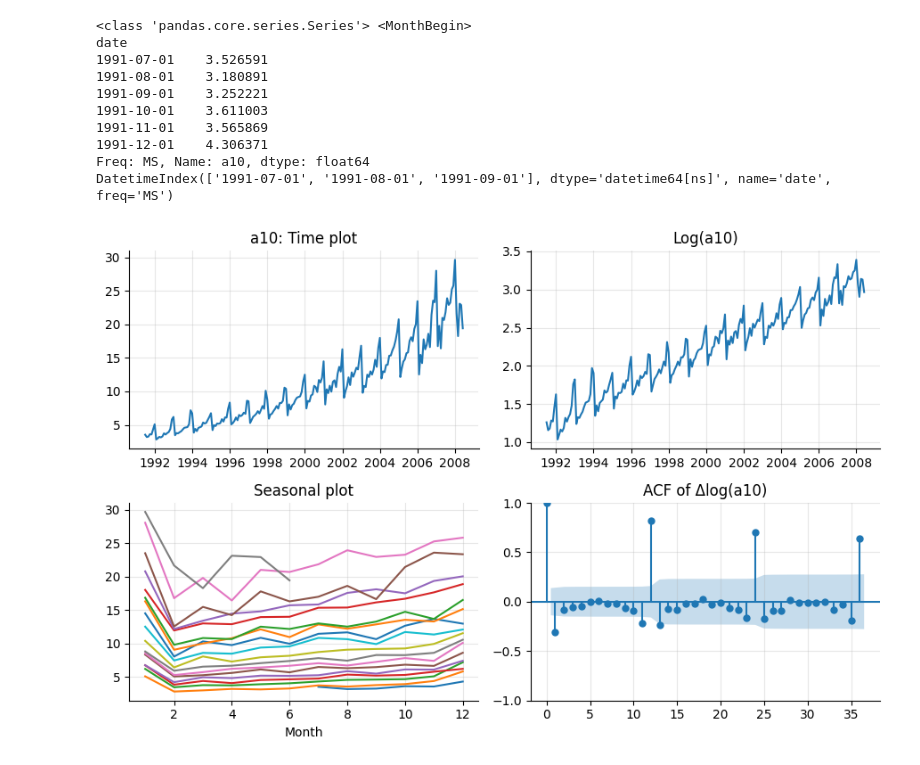
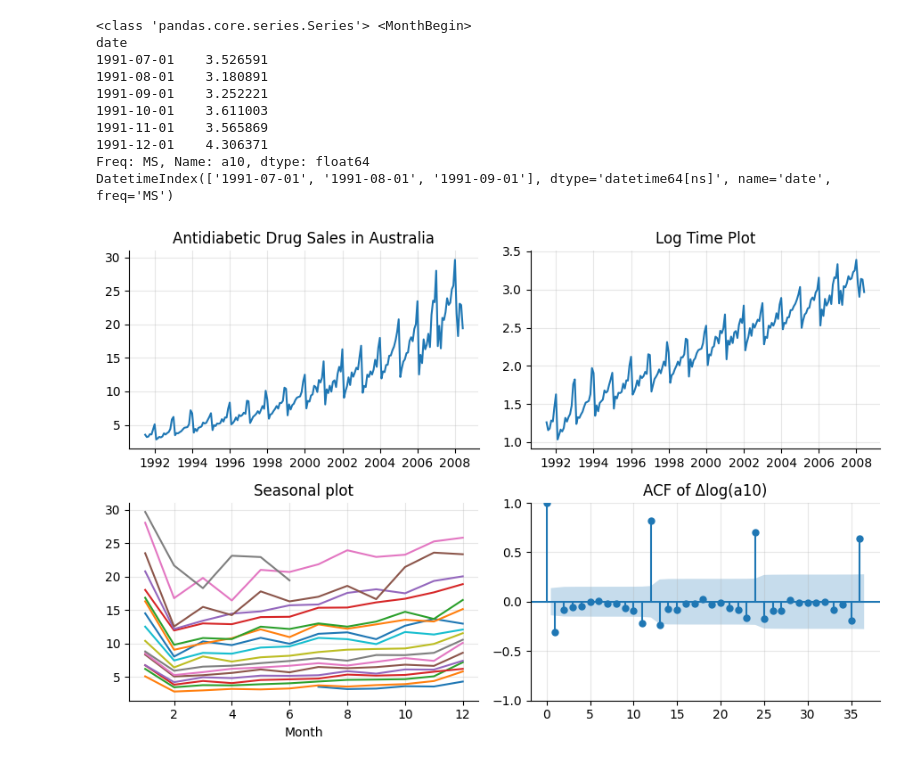
Before and after one commit to Ibukun-ola/Time_Series_Analysis, a Jupyter notebook: notebooks/lab01_introduction_to_time_series_data.ipynb, the cells around one changed output. Drawn from its saved outputs; the diff is of its cells as text; code cells hidden in the pictures.

```diff
--- a/notebooks/lab01_introduction_to_time_series_data.ipynb
+++ b/notebooks/lab01_introduction_to_time_series_data.ipynb
@@ -144,31 +172,31 @@ DatetimeIndex(['1991-07-01', '1991-08-01', '1991-09-01'], dtype='datetime64[ns]'
 # %%
 fig, axes = plt.subplots(2, 2, figsize=(9, 6))
 
 # Time plot
 axes[0,0].plot(a10.index, a10.values)
-axes[0,0].set_title("a10: Time plot")
+axes[0,0].set_title("Antidiabetic Drug Sales in Australia")
 
 # Log time plot
 log_a10 = np.log(a10)
 axes[0,1].plot(log_a10.index, log_a10.values)
-axes[0,1].set_title("Log(a10)")
+axes[0,1].set_title("Log Time Plot")
 
 # Seasonal plot (by month, one line per year)
 df = a10.to_frame("value")
 df["year"] = df.index.year
 df["month"] = df.index.month
 for yr, grp in df.groupby("year"):
     axes[1,0].plot(grp["month"], grp["value"], label=yr)
 axes[1,0].set_title("Seasonal plot")
 axes[1,0].set_xlabel("Month")
 
 # ACF of first difference of the log
 from statsmodels.graphics.tsaplots import plot_acf
 diff_log = log_a10.diff().dropna()
 plot_acf(diff_log, ax=axes[1,1], lags=36)
 axes[1,1].set_title("ACF of Δlog(a10)")
 
 plt.tight_layout()
 plt.show()
 # %% [output]
-[figure, old version]
+[figure, new version]
```
Also changed, not shown: parts of 7 cells of this notebook.
